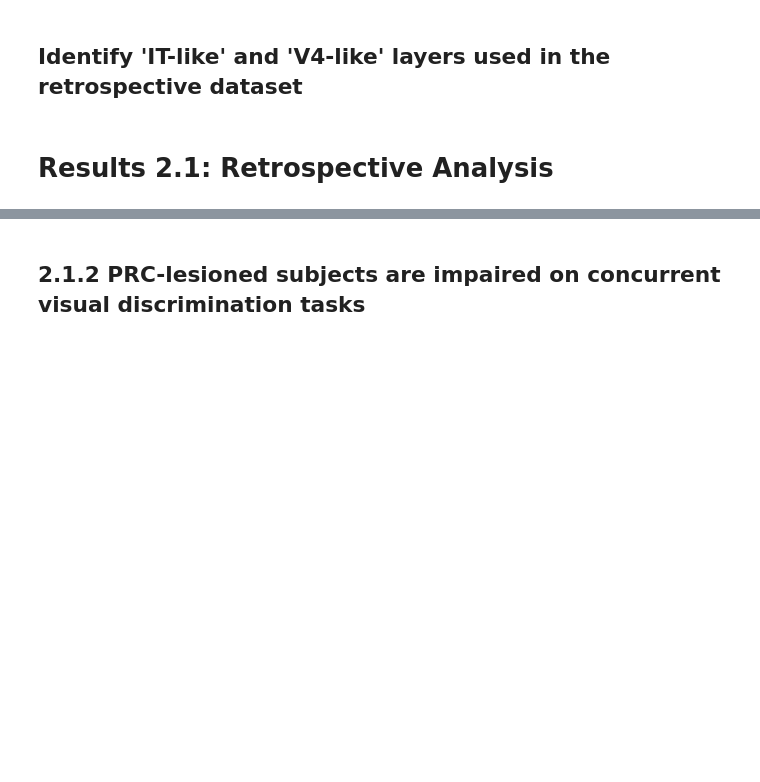
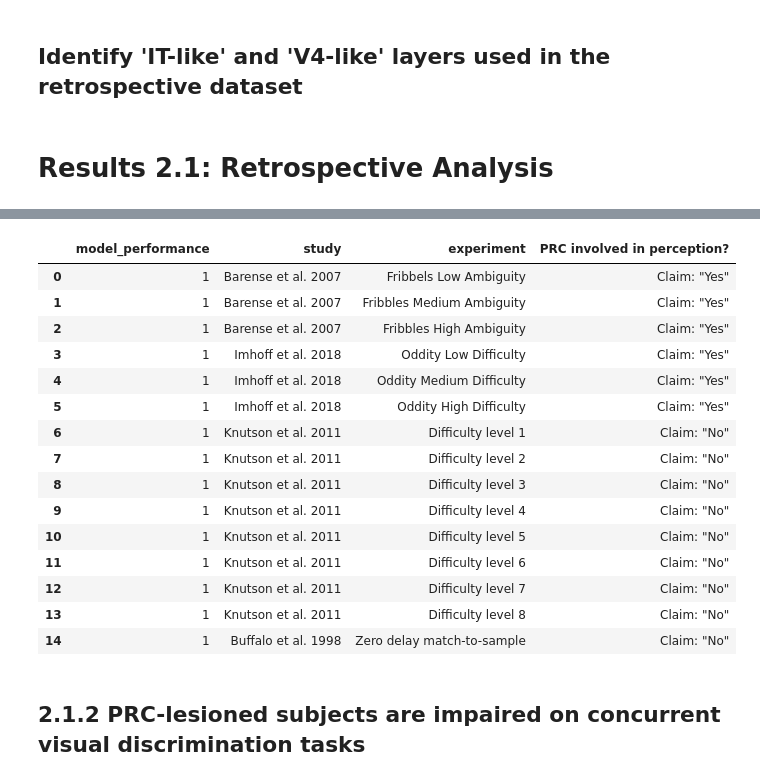
Before and after one commit to neuroailab/mtl_perception, a Jupyter notebook: summary/reporting_statistics.ipynb, the cells around one changed output, grey strips where cells are left out. Cells and saved outputs as stored; diff of their text form; code cells hidden in the pictures; blank space fills up the shorter version.

```diff
--- a/summary/reporting_statistics.ipynb
+++ b/summary/reporting_statistics.ipynb
@@ -110,3 +97,22 @@ nondiagnostic = retrospective_analyses.non_diagnostic_stimuli()
+# %%
+misclassified[['model_performance', 'study', 'experiment', 'PRC involved in perception?']]
+# %% [output]
+|  | model_performance | study | experiment | PRC involved in perception? |
+| 0 | 1 | Barense et al. 2007 | Fribbels Low Ambiguity | Claim: "Yes" |
+| 1 | 1 | Barense et al. 2007 | Fribbles Medium Ambiguity | Claim: "Yes" |
+| 2 | 1 | Barense et al. 2007 | Fribbles High Ambiguity | Claim: "Yes" |
+| 3 | 1 | Imhoff et al. 2018 | Oddity Low Difficulty | Claim: "Yes" |
+| 4 | 1 | Imhoff et al. 2018 | Oddity Medium Difficulty | Claim: "Yes" |
+| 5 | 1 | Imhoff et al. 2018 | Oddity High Difficulty | Claim: "Yes" |
+| 6 | 1 | Knutson et al. 2011 | Difficulty level 1 | Claim: "No" |
+| 7 | 1 | Knutson et al. 2011 | Difficulty level 2 | Claim: "No" |
+| 8 | 1 | Knutson et al. 2011 | Difficulty level 3 | Claim: "No" |
+| 9 | 1 | Knutson et al. 2011 | Difficulty level 4 | Claim: "No" |
+| 10 | 1 | Knutson et al. 2011 | Difficulty level 5 | Claim: "No" |
+| 11 | 1 | Knutson et al. 2011 | Difficulty level 6 | Claim: "No" |
+| 12 | 1 | Knutson et al. 2011 | Difficulty level 7 | Claim: "No" |
+| 13 | 1 | Knutson et al. 2011 | Difficulty level 8 | Claim: "No" |
+| 14 | 1 | Buffalo et al. 1998 | Zero delay match-to-sample | Claim: "No" |
 # %% [markdown]
 ## 2.1.2 PRC-lesioned subjects are impaired on concurrent visual discrimination tasks
 # %%
```
Also changed, not shown: parts of 50 cells of this notebook, 14 other files.
